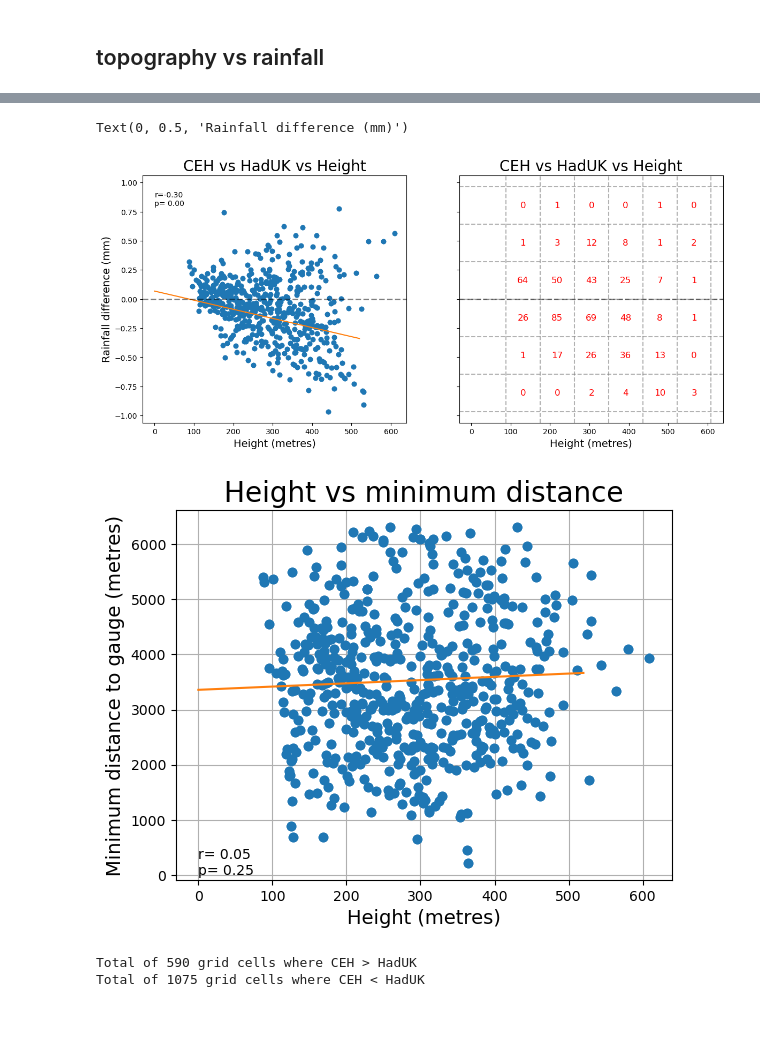
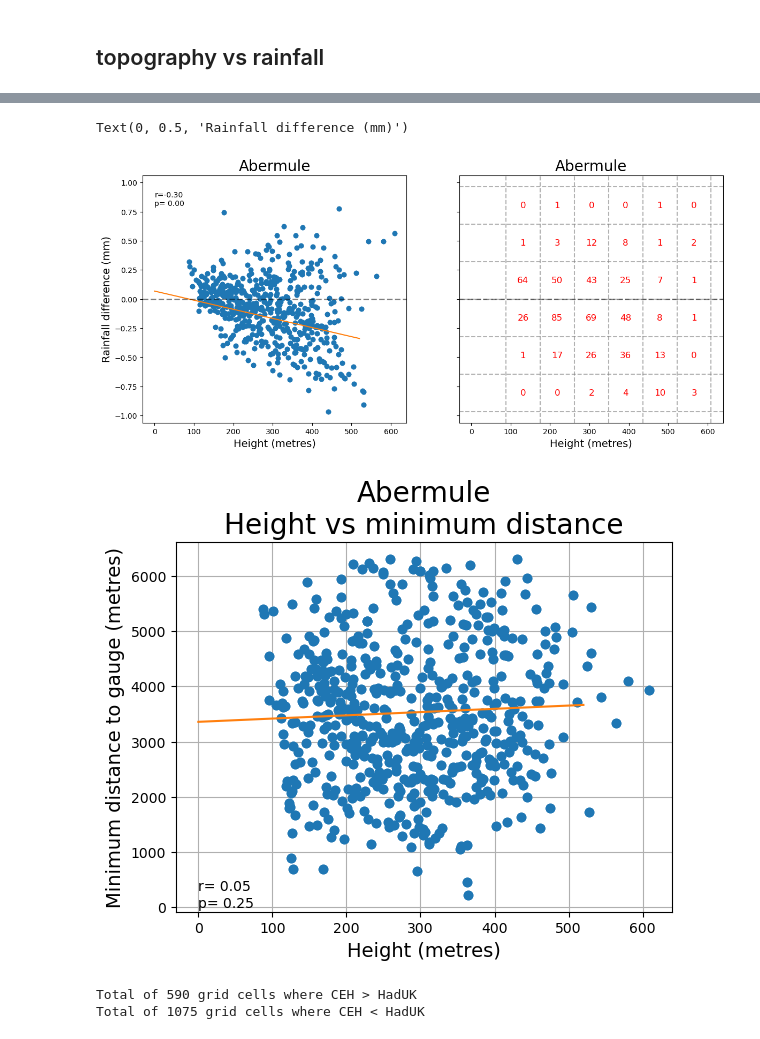
Before and after one commit to Thomasjkeel/FDRI-comparing-rainfall-data-in-upper-severn, a Jupyter notebook: notebooks/explore_differences_in_gridded_datasets.ipynb, the cells around one changed output, grey strips where cells are left out. Drawn from its saved outputs; the diff is of its cells as text; code cells hidden in the pictures.

```diff
--- a/notebooks/explore_differences_in_gridded_datasets.ipynb
+++ b/notebooks/explore_differences_in_gridded_datasets.ipynb
@@ -324,3 +308,6 @@ Data variables:
+# %%
+region_to_examine = 'Abermule'
+region_diff_mean = mask_region_rainfall(ceh_haduk_diff_mean, catchments_shp_and_hght[region_to_examine]['hght'])
 # %%
 x = (region_diff_mean['hght']/10).data.flatten()
 y = region_diff_mean['rain_mm_diff'].data.flatten()
@@ -333,27 +320,27 @@ fig, axes = plt.subplots(1, 2, figsize=(14, 6), sharex=True, sharey=True)
 plot_scatter_w_regline(x, y, axes[0])
 plot_quadrat_count_plot(x, y, axes[1])
 for ax in axes:
-    ax.set_title("CEH vs HadUK vs Height", size=20)
+    ax.set_title(f"{region_to_examine}", size=20)
     ax.set_xlabel("Height (metres)", size=14)
     ax.axhline(0, linestyle='--', linewidth=2, color='k', alpha=.5)
 
 axes[0].set_ylabel("Rainfall difference (mm)", size=14)
 # %% [output]
 Text(0, 0.5, 'Rainfall difference (mm)')
-[figure, old version]
+[figure, new version]
 # %%
 x = (region_diff_mean['hght']/10).data.flatten()
 y = region_diff_mean['min_dist'].data.flatten()
 ## workaround required when using mask
 x = x[np.isfinite(x)]
 y = y[np.isfinite(y)]
 
 fig, ax = plt.subplots(1)
 plot_scatter_w_regline(x, y, ax)
-ax.set_title("Height vs minimum distance", size=20)
+ax.set_title(f"{region_to_examine}\nHeight vs minimum distance", size=20)
 ax.set_xlabel("Height (metres)", size=14)
 ax.set_ylabel("Minimum distance to gauge (metres)", size=14)
 ax.grid()
 # %% [output]
-[figure, old version]
+[figure, new version]
 # %%
```
Also changed, not shown: parts of 3 cells of this notebook, 1 other file.
